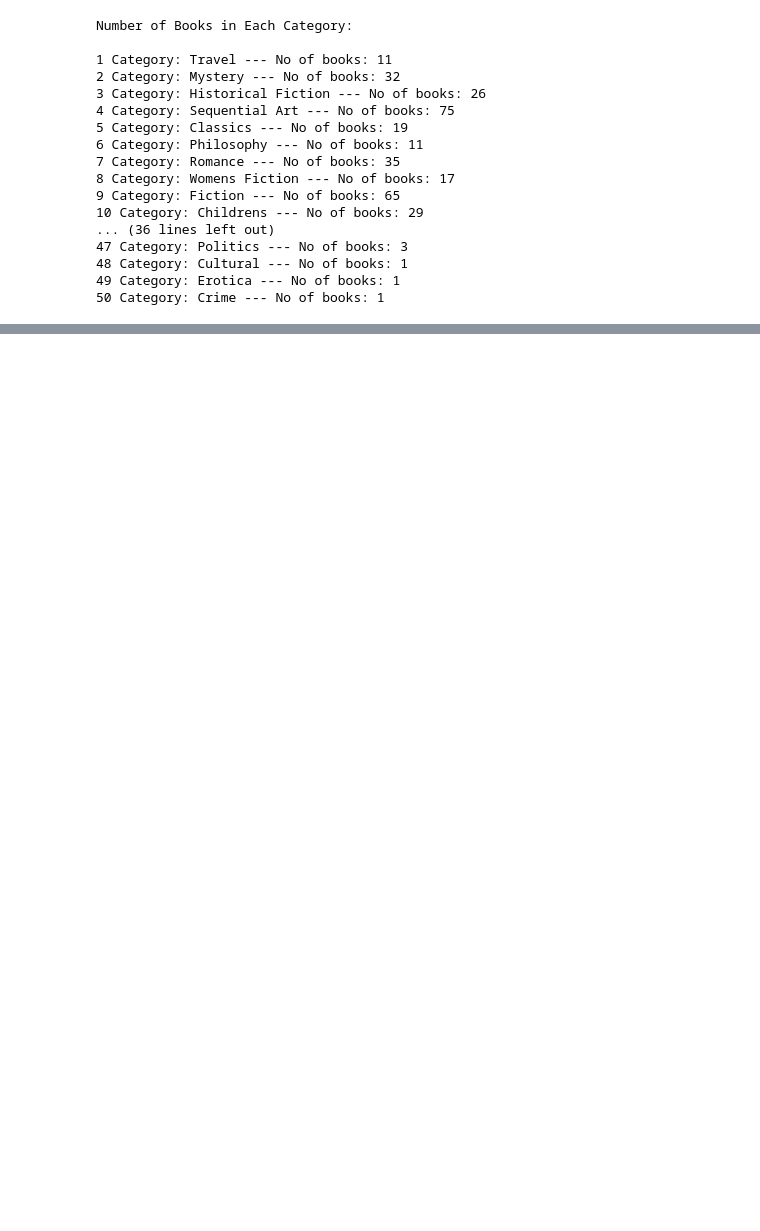
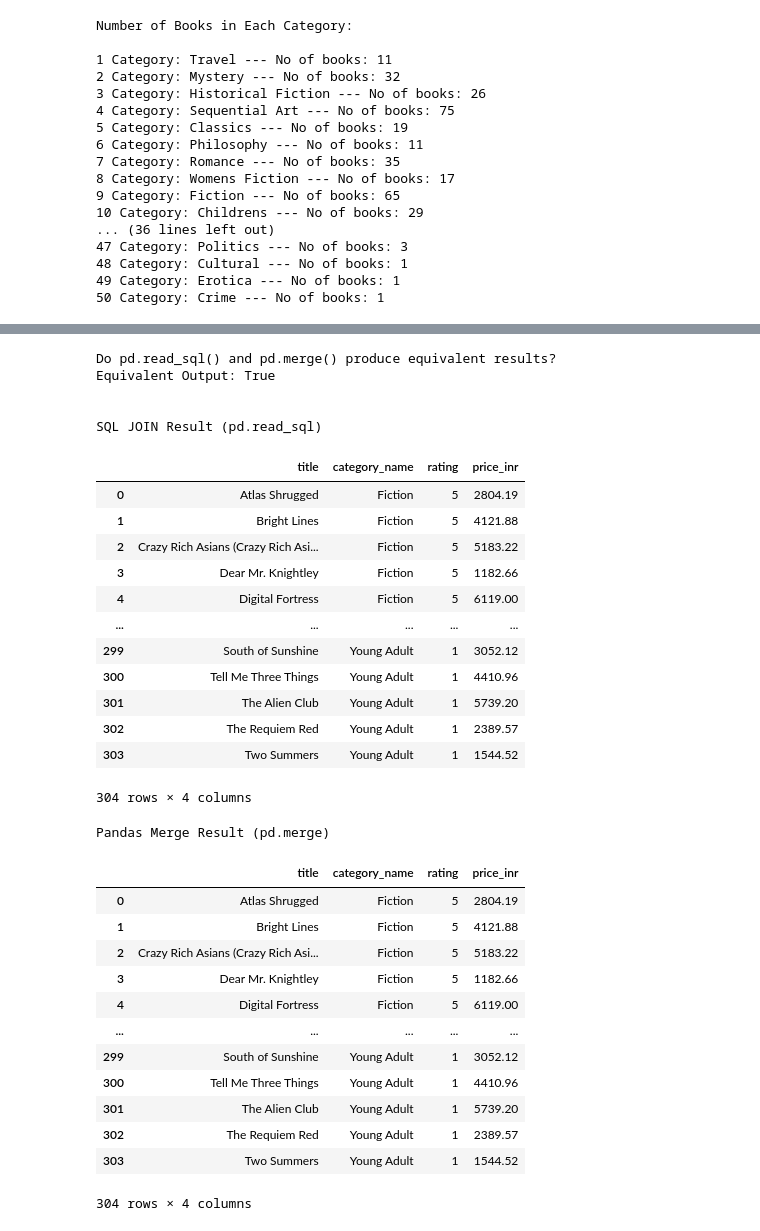
Before and after one commit to pothireddyvishnu/Zepto_Data_AI_Platform, a Jupyter notebook: data_pipeline/zepto_catalog_workflow.ipynb, the cells around one changed output, grey strips where cells are left out. Drawn from its saved outputs; the diff is of its cells as text; code cells hidden in the pictures; blank space fills up the shorter version.

```diff
--- a/data_pipeline/zepto_catalog_workflow.ipynb
+++ b/data_pipeline/zepto_catalog_workflow.ipynb
@@ -169,0 +508,76 @@ Total number of books collected: 304
+# %%
+query_7_sql_df = pd.read_sql(query_7, conn)
+# %%
+query_7_sql_df = (
+    query_7_sql_df
+    .sort_values(
+        by=["category_name", "rating", "title"],
+        ascending=[True, False, True]
+    )
+    .reset_index(drop=True)
+)
+# %%
+books_sql = pd.read_sql("""
+SELECT * FROM books;
+""", conn)
+
+categories_sql = pd.read_sql("""
+SELECT * FROM categories;
+""", conn)
+# %%
+merge_df = (
+    pd.merge(
+        books_sql,
+        categories_sql,
+        on="category_id",
+        how="inner"
+    )
+    [["title", "category_name", "rating", "price_inr"]]
+    .sort_values(
+        by=["category_name", "rating", "title"],
+        ascending=[True, False, True]
+    )
+    .reset_index(drop=True)
+)
+# %%
+print("Do pd.read_sql() and pd.merge() produce equivalent results?")
+print(f"Equivalent Output: {query_7_sql_df.equals(merge_df)}\n\n")
+
+print("SQL JOIN Result (pd.read_sql)")
+display(query_7_sql_df)
+
+print("Pandas Merge Result (pd.merge)")
+display(merge_df)
+# %% [output]
+Do pd.read_sql() and pd.merge() produce equivalent results?
+Equivalent Output: True
+
+
+SQL JOIN Result (pd.read_sql)
+|  | title | category_name | rating | price_inr |
+| 0 | Atlas Shrugged | Fiction | 5 | 2804.19 |
+| 1 | Bright Lines | Fiction | 5 | 4121.88 |
+| 2 | Crazy Rich Asians (Crazy Rich Asi... | Fiction | 5 | 5183.22 |
+| 3 | Dear Mr. Knightley | Fiction | 5 | 1182.66 |
+| 4 | Digital Fortress | Fiction | 5 | 6119.00 |
+| ... | ... | ... | ... | ... |
+| 299 | South of Sunshine | Young Adult | 1 | 3052.12 |
+| 300 | Tell Me Three Things | Young Adult | 1 | 4410.96 |
+| 301 | The Alien Club | Young Adult | 1 | 5739.20 |
+| 302 | The Requiem Red | Young Adult | 1 | 2389.57 |
+| 303 | Two Summers | Young Adult | 1 | 1544.52 |
+304 rows × 4 columns
+Pandas Merge Result (pd.merge)
+|  | title | category_name | rating | price_inr |
+| 0 | Atlas Shrugged | Fiction | 5 | 2804.19 |
+| 1 | Bright Lines | Fiction | 5 | 4121.88 |
+| 2 | Crazy Rich Asians (Crazy Rich Asi... | Fiction | 5 | 5183.22 |
+| 3 | Dear Mr. Knightley | Fiction | 5 | 1182.66 |
+| 4 | Digital Fortress | Fiction | 5 | 6119.00 |
+| ... | ... | ... | ... | ... |
+| 299 | South of Sunshine | Young Adult | 1 | 3052.12 |
+| 300 | Tell Me Three Things | Young Adult | 1 | 4410.96 |
+| 301 | The Alien Club | Young Adult | 1 | 5739.20 |
+| 302 | The Requiem Red | Young Adult | 1 | 2389.57 |
+| 303 | Two Summers | Young Adult | 1 | 1544.52 |
+304 rows × 4 columns
```
Also changed, not shown: parts of 65 cells of this notebook, 1 other file.
